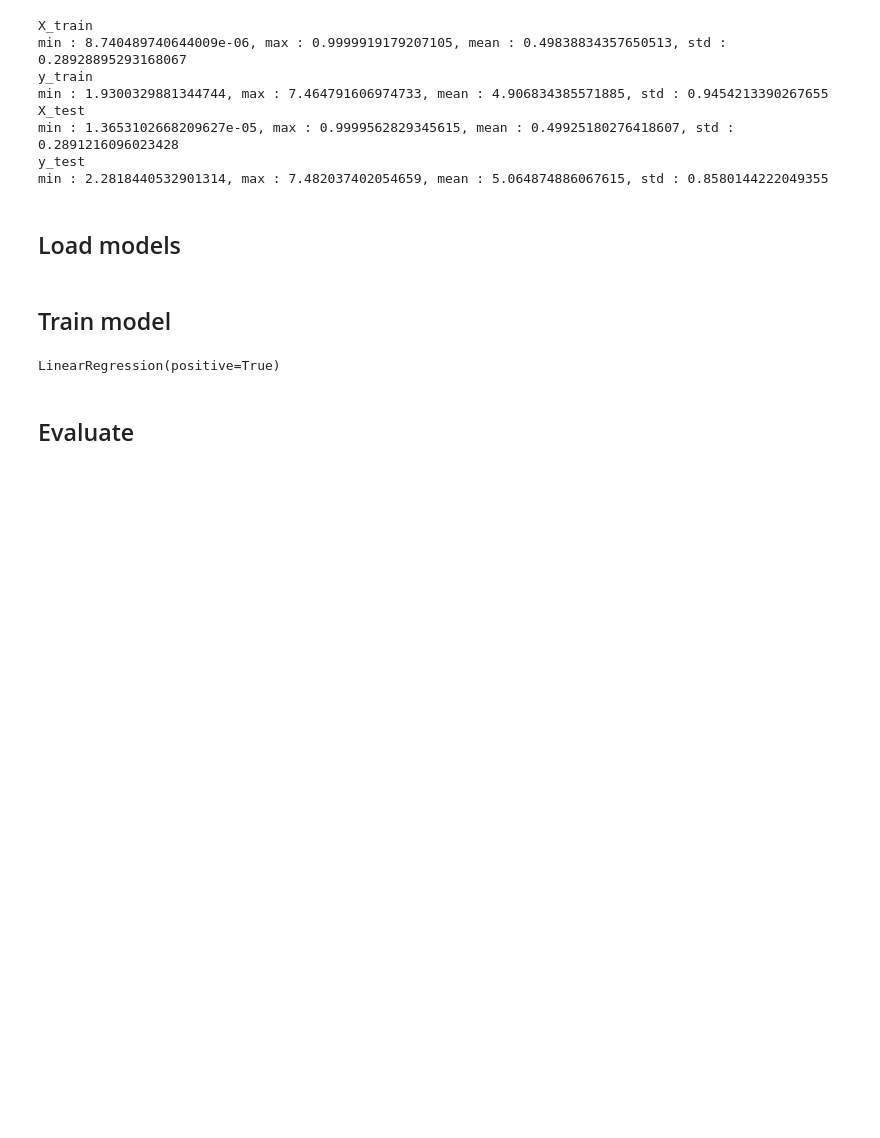
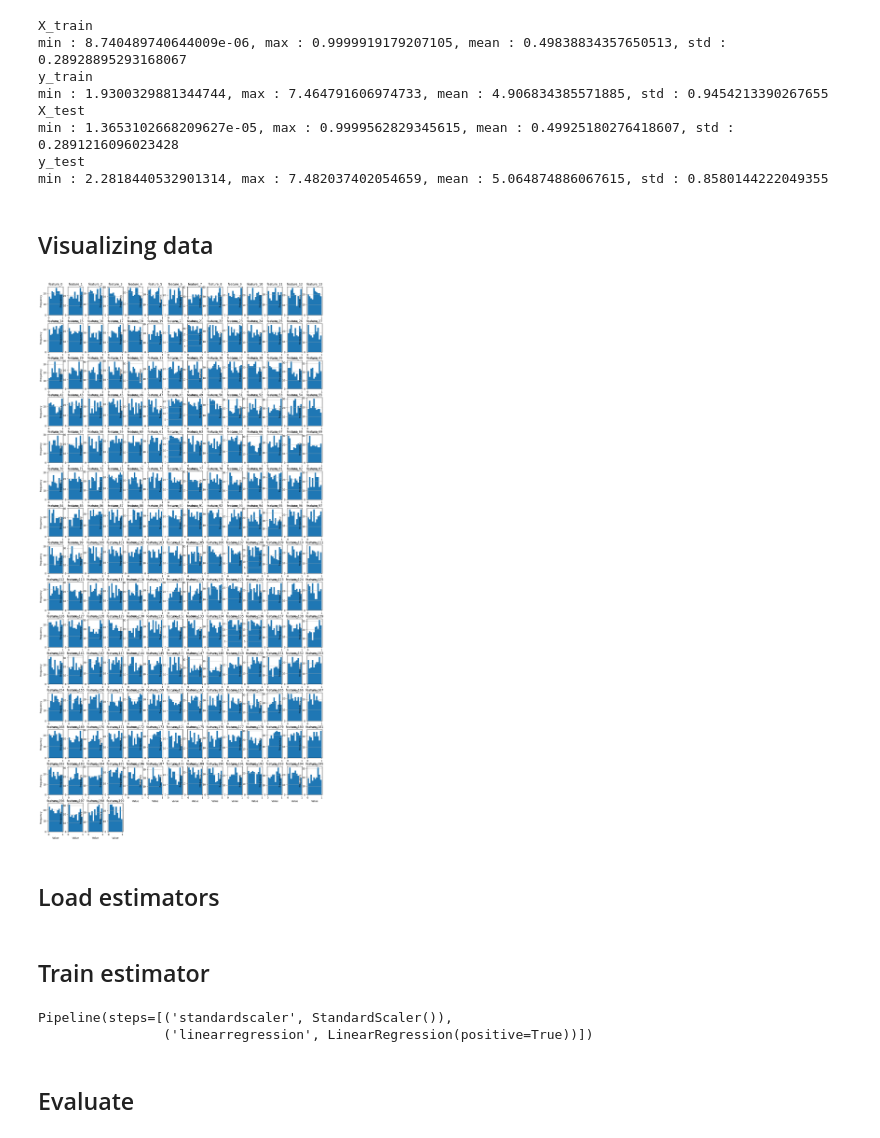
Before and after one commit to lea-margery/FTML-Project, a Jupyter notebook: Exercice4_regression_given_dataset/notebook.ipynb, the cells around one changed output. Cells and saved outputs as stored; diff of their text form; code cells hidden in the pictures; blank space fills up the shorter version.

```diff
--- a/Exercice4_regression_given_dataset/notebook.ipynb
+++ b/Exercice4_regression_given_dataset/notebook.ipynb
@@ -34,5 +37,18 @@ X_test
 min : 1.3653102668209627e-05, max : 0.9999562829345615, mean : 0.49925180276418607, std : 0.2891216096023428
 y_test
 min : 2.2818440532901314, max : 7.482037402054659, mean : 5.064874886067615, std : 0.8580144222049355
+# %% [markdown]
+## Visualizing data
+# %%
+feature_names = [f'feature_{i}' for i in range(X_train.shape[1])]
+df = pd.DataFrame(X_train, columns=feature_names)
+
+fig = df.hist(figsize=(20, 40))
+for ax in fig.flatten():
+    ax.set_xlabel('Value')
+    ax.set_ylabel('Frequency')
+plt.show()
+# %% [output]
+[figure, added]
 # %% [markdown]
-## Load models
+## Load estimators
@@ -44,9 +60,10 @@ model = sklearn.linear_model.LinearRegression(copy_X=True, positive=True)
 # %% [markdown]
-## Train model
+## Train estimator
 # %%
-model.fit(X_train, y_train)
+estimator.fit(X_train, y_train)
 # %% [output]
-LinearRegression(positive=True)
+Pipeline(steps=[('standardscaler', StandardScaler()),
+                ('linearregression', LinearRegression(positive=True))])
 # %% [markdown]
 ## Evaluate
 # %%
```
Also changed, not shown: parts of 12 cells of this notebook, 1 other file.
